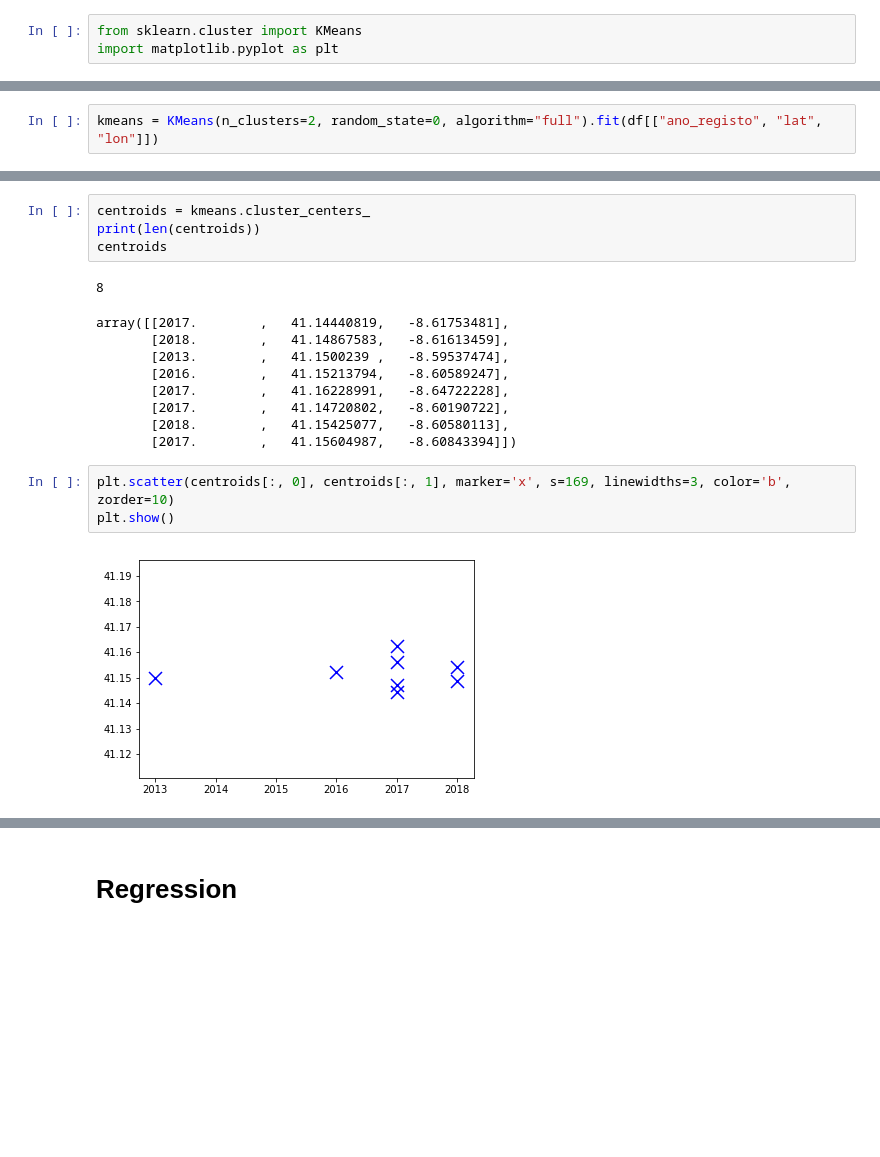
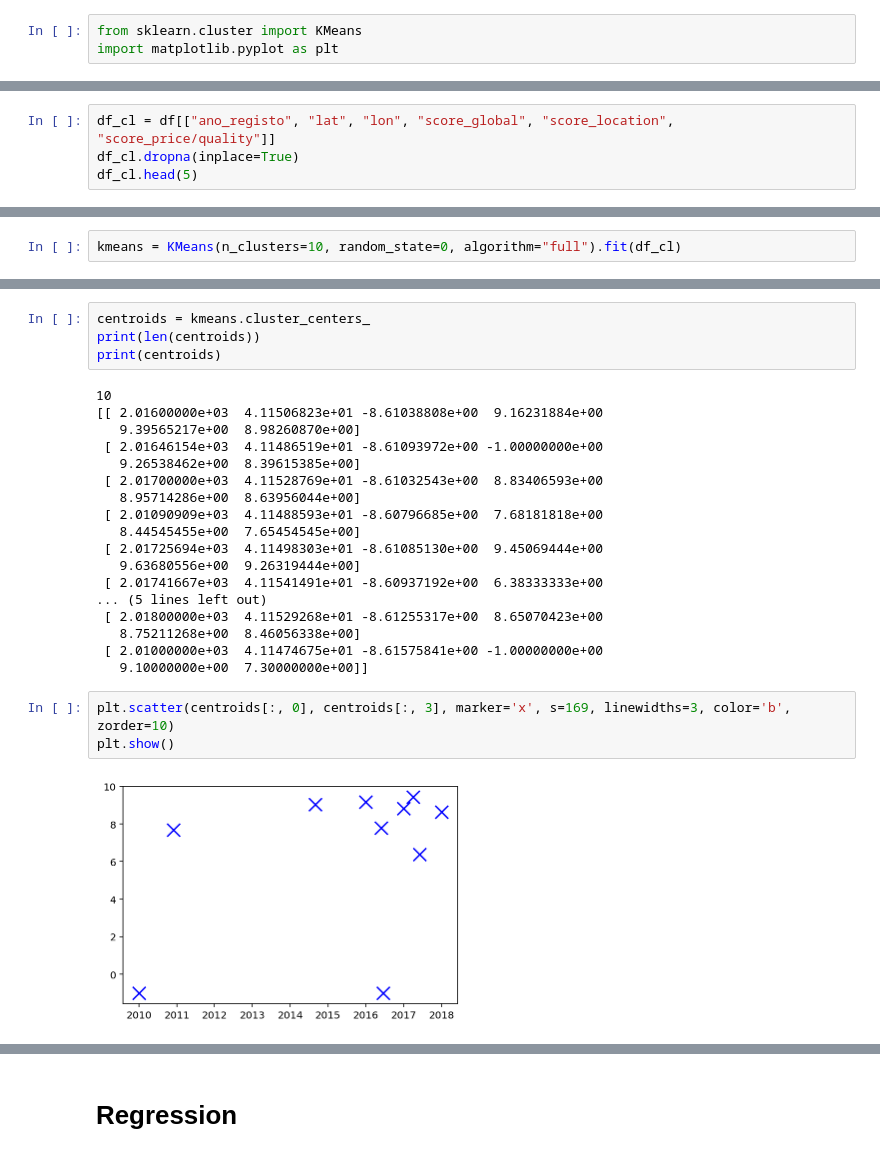
Before and after one commit to msramalho/hackacity2019, a Jupyter notebook: Analysis.ipynb, the cells around one changed output, grey strips where cells are left out. Drawn from its saved outputs; the diff is of its cells as text; blank space fills up the shorter version.

```diff
--- a/Analysis.ipynb
+++ b/Analysis.ipynb
@@ -19,0 +23,4 @@ import matplotlib.pyplot as plt
+# %%
+df_cl = df[["ano_registo", "lat", "lon", "score_global", "score_location", "score_price/quality"]]
+df_cl.dropna(inplace=True)
+df_cl.head(5)
@@ -20,2 +37,2 @@ import matplotlib.pyplot as plt
 # %%
-kmeans = KMeans(n_clusters=2, random_state=0, algorithm="full").fit(df[["ano_registo", "lat", "lon"]])
+kmeans = KMeans(n_clusters=10, random_state=0, algorithm="full").fit(df_cl)
@@ -28,20 +57,28 @@ array([3, 2, 3, 3, 3, 3, 3, 7, 4, 5, 5, 5, 7, 7, 4, 4, 4, 0, 7, 7, 6, 7,
 # %%
 centroids = kmeans.cluster_centers_
 print(len(centroids))
-centroids
+print(centroids)
 # %% [output]
-8
+10
+[[ 2.01600000e+03  4.11506823e+01 -8.61038808e+00  9.16231884e+00
+   9.39565217e+00  8.98260870e+00]
+ [ 2.01646154e+03  4.11486519e+01 -8.61093972e+00 -1.00000000e+00
+   9.26538462e+00  8.39615385e+00]
+ [ 2.01700000e+03  4.11528769e+01 -8.61032543e+00  8.83406593e+00
+   8.95714286e+00  8.63956044e+00]
+ [ 2.01090909e+03  4.11488593e+01 -8.60796685e+00  7.68181818e+00
+   8.44545455e+00  7.65454545e+00]
+ [ 2.01725694e+03  4.11498303e+01 -8.61085130e+00  9.45069444e+00
+   9.63680556e+00  9.26319444e+00]
+ [ 2.01741667e+03  4.11541491e+01 -8.60937192e+00  6.38333333e+00
+... (5 lines left out)
+ [ 2.01800000e+03  4.11529268e+01 -8.61255317e+00  8.65070423e+00
+   8.75211268e+00  8.46056338e+00]
+ [ 2.01000000e+03  4.11474675e+01 -8.61575841e+00 -1.00000000e+00
+   9.10000000e+00  7.30000000e+00]]
-array([[2017.        ,   41.14440819,   -8.61753481],
-       [2018.        ,   41.14867583,   -8.61613459],
-       [2013.        ,   41.1500239 ,   -8.59537474],
-       [2016.        ,   41.15213794,   -8.60589247],
-       [2017.        ,   41.16228991,   -8.64722228],
-       [2017.        ,   41.14720802,   -8.60190722],
-       [2018.        ,   41.15425077,   -8.60580113],
-       [2017.        ,   41.15604987,   -8.60843394]])
 # %%
-plt.scatter(centroids[:, 0], centroids[:, 1], marker='x', s=169, linewidths=3, color='b', zorder=10)
+plt.scatter(centroids[:, 0], centroids[:, 3], marker='x', s=169, linewidths=3, color='b', zorder=10)
 plt.show()
 # %% [output]
-[figure, old version]
+[figure, new version]
 # %%
```
Also changed, not shown: parts of 10 cells of this notebook, 3 other files.
